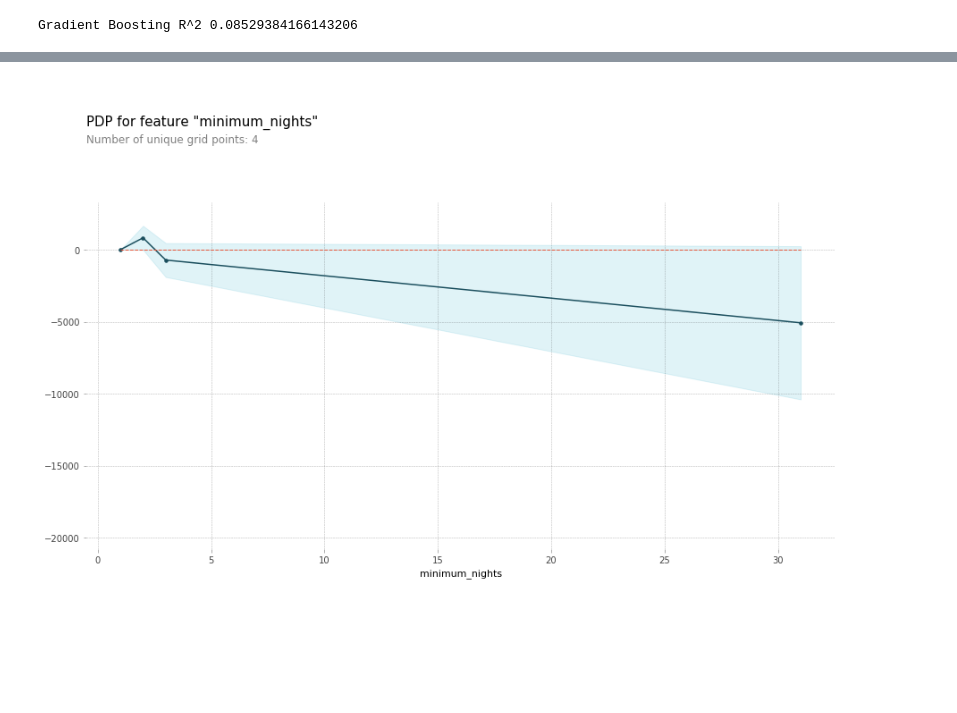
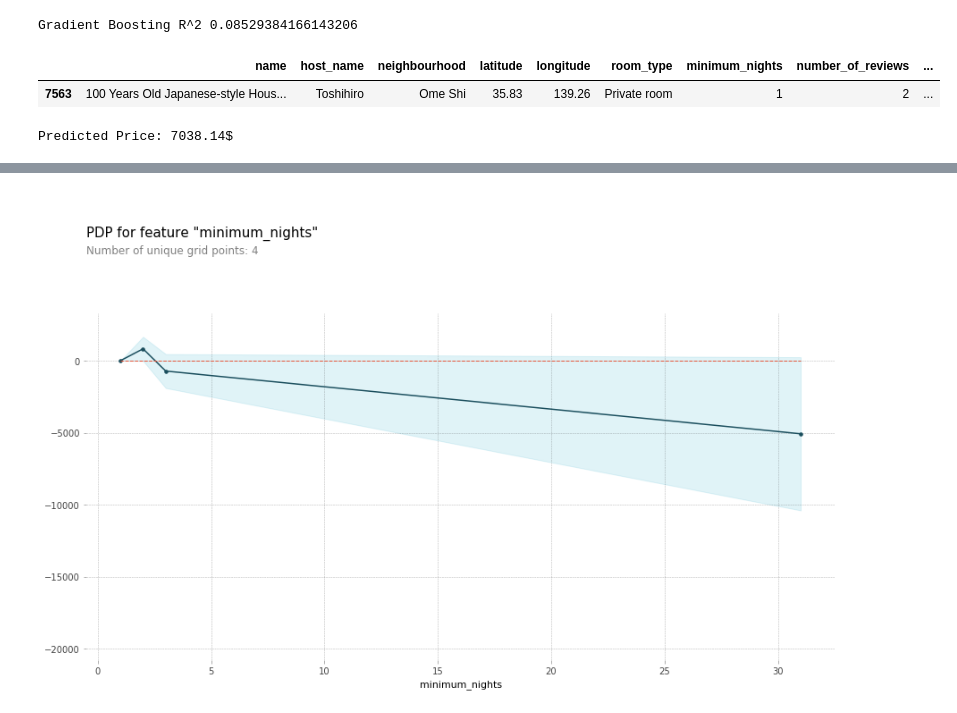
Before and after one commit to maximematerno/DS-Unit-2-Applied-Modeling, a Jupyter notebook: module3/assignment_applied_modeling_3.ipynb, the cells around one changed output, grey strips where cells are left out. Saved outputs shown, nothing was run; the diff lists cells and outputs as text; code cells hidden in the pictures; blank space fills up the shorter version.

```diff
--- a/module3/assignment_applied_modeling_3.ipynb
+++ b/module3/assignment_applied_modeling_3.ipynb
@@ -404,6 +404,17 @@ y_pred = gb.predict(X_validate)
 print('Gradient Boosting R^2', r2_score(y_validate, y_pred))
 # %% [output]
 Gradient Boosting R^2 0.08529384166143206
+# %%
+example = X_validate.iloc[[0]]
+example
+# %% [output]
+|  | name | host_name | neighbourhood | latitude | longitude | room_type | minimum_nights | number_of_reviews | ... |
+| 7563 | 100 Years Old Japanese-style Hous... | Toshihiro | Ome Shi | 35.83 | 139.26 | Private room | 1 | 2 | ... |
+# %%
+pred = gb.predict(example)[0]
+print(f'Predicted Price: {pred:.2f}$')
+# %% [output]
+Predicted Price: 7038.14$
 # %%
 import matplotlib.pyplot as plt
 plt.rcParams['figure.dpi'] = 72
```
Also changed, not shown: parts of 5 cells of this notebook.
